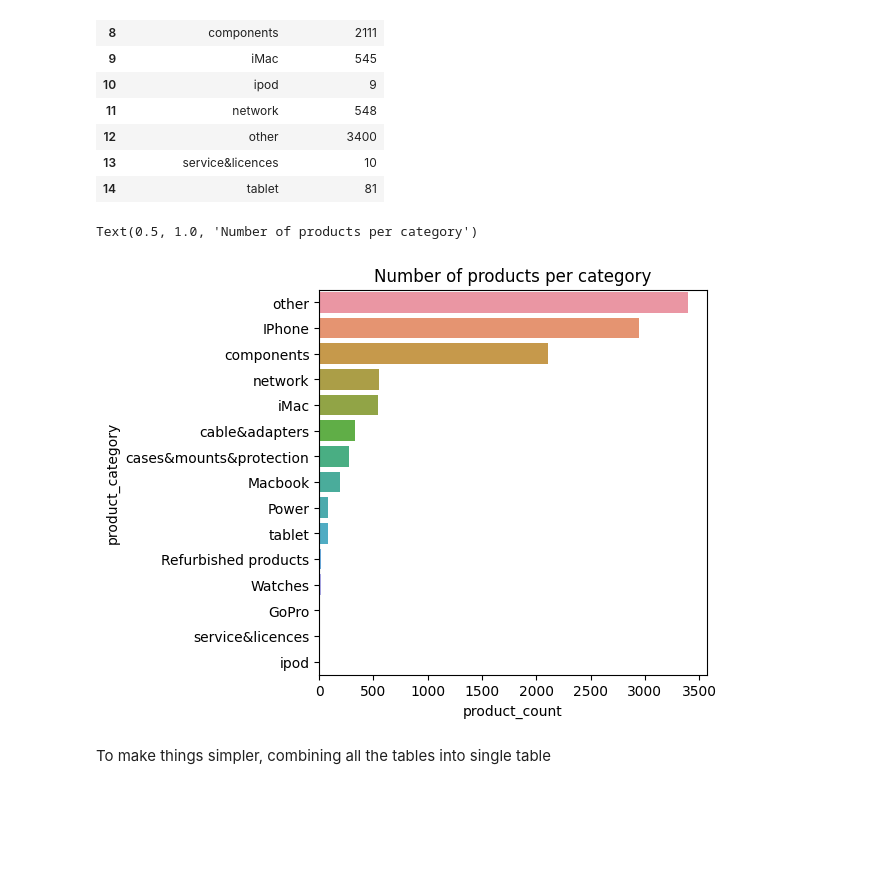
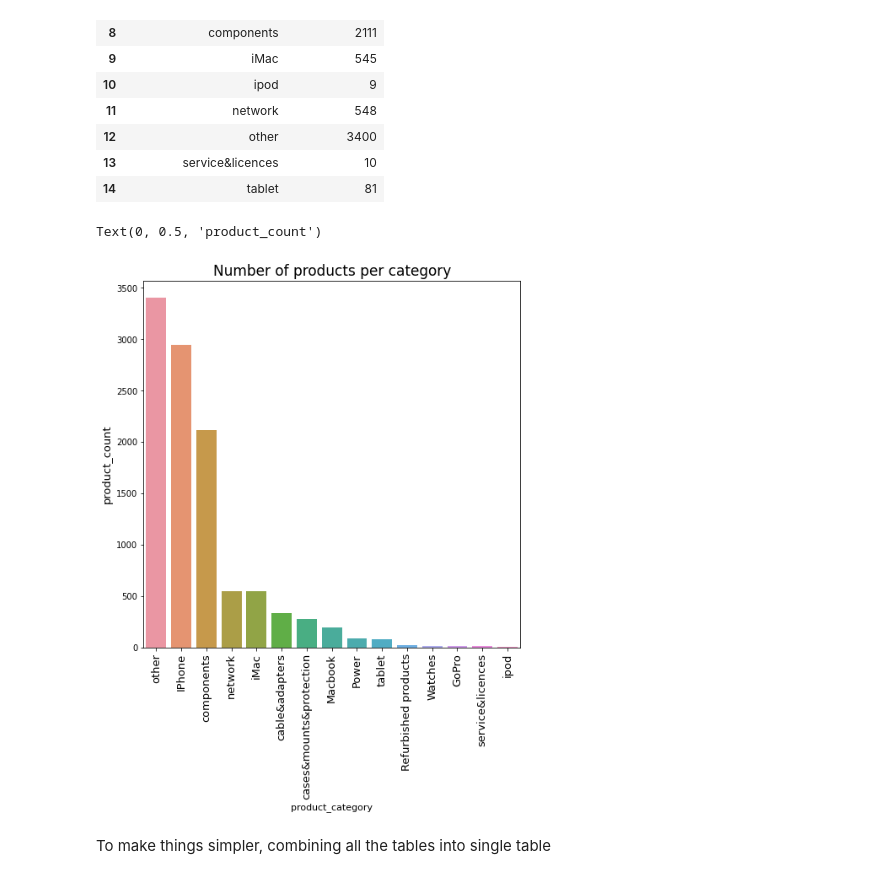
Before and after one commit to tejalsungra/Project_2_eniac_discounts, a Jupyter notebook: project_eniac_discounts.ipynb, the cells around one changed output. Cells and saved outputs as stored; diff of their text form; code cells hidden in the pictures; blank space fills up the shorter version.

```diff
--- a/project_eniac_discounts.ipynb
+++ b/project_eniac_discounts.ipynb
@@ -93,14 +93,17 @@ productsgrcat
 | 14 | tablet | 81 |
 # %%
 productsgrcat
-plt.figure(figsize=(5,5))
+plt.figure(figsize=(8,8))
 # visualising product categories using seaborn
 productsgrcat = productsgrcat.sort_values(by=['product_count'], ascending=False)
-sns.barplot(y="product_category", x= "product_count", data=productsgrcat )
-plt.title("Number of products per category")
+sns.barplot(x="product_category", y= "product_count", data=productsgrcat )
+plt.title("Number of products per category", fontsize = 17)
+plt.xticks(rotation = 90, fontsize = 13)
+plt.xlabel("product_category", fontsize = 11)
+plt.ylabel("product_count", fontsize = 13)
 # %% [output]
-Text(0.5, 1.0, 'Number of products per category')
+Text(0, 0.5, 'product_count')
-[figure, old version]
+[figure, new version]
 # %% [markdown]
 To make things simpler, combining all the tables into single table
 # %%
```
Also changed, not shown: parts of 14 cells of this notebook.
